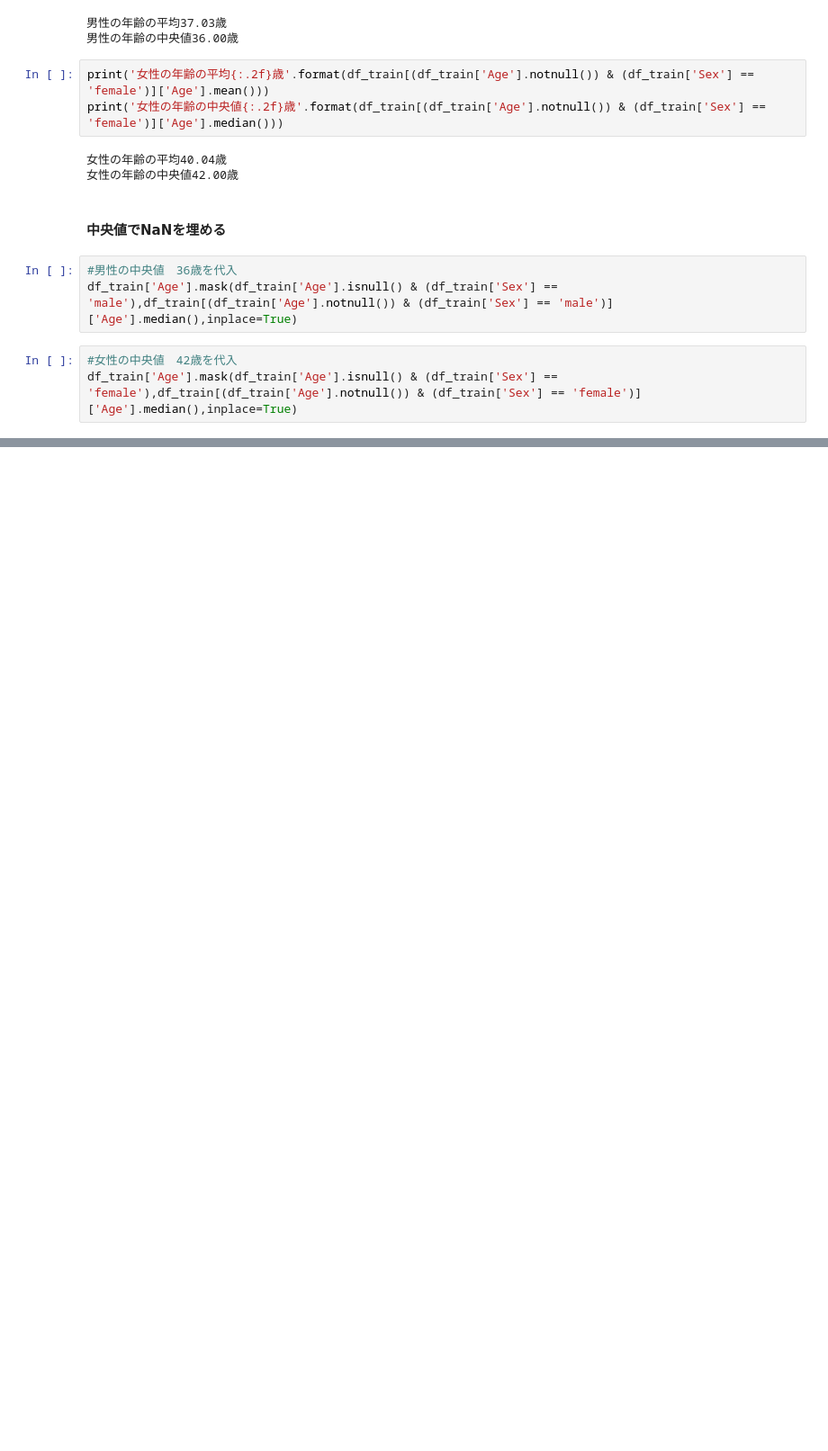
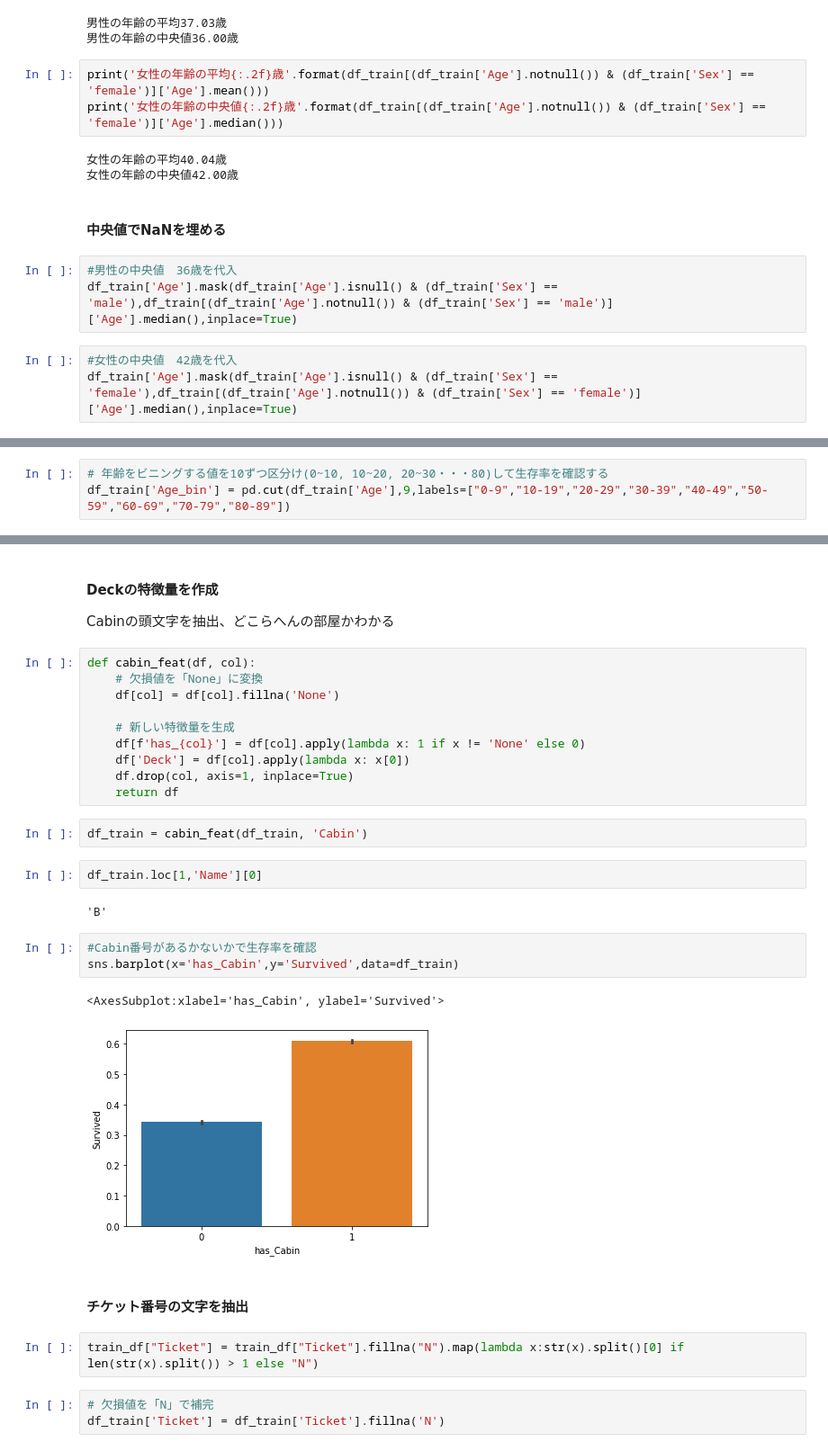
Before and after one commit to gonzou122/Tabular-Playground-Series---April-2021, a Jupyter notebook: code/EDA.ipynb, the cells around one changed output, grey strips where cells are left out. Shown at 90% size. Saved outputs shown, nothing was run; the diff lists cells and outputs as text; blank space fills up the shorter version.

```diff
--- a/code/EDA.ipynb
+++ b/code/EDA.ipynb
@@ -669,3 +697,6 @@ df_train['Age'].mask(df_train['Age'].isnull() & (df_train['Sex'] == 'female'),df
+# %%
+# 年齢をビニングする値を10ずつ区分け(0~10, 10~20, 20~30・・・80)して生存率を確認する
+df_train['Age_bin'] = pd.cut(df_train['Age'],9,labels=["0-9","10-19","20-29","30-39","40-49","50-59","60-69","70-79","80-89"])
 # %%
 df_train
 # %% [output]
@@ -684,0 +736,32 @@ df_train
+# %% [markdown]
+#### Deckの特徴量を作成
+Cabinの頭文字を抽出、どこらへんの部屋かわかる
+# %%
+def cabin_feat(df, col):
+    # 欠損値を「None」に変換
+    df[col] = df[col].fillna('None')
+
+    # 新しい特徴量を生成
+    df[f'has_{col}'] = df[col].apply(lambda x: 1 if x != 'None' else 0)
+    df['Deck'] = df[col].apply(lambda x: x[0])
+    df.drop(col, axis=1, inplace=True)
+    return df
+# %%
+df_train = cabin_feat(df_train, 'Cabin')
+# %%
+df_train.loc[1,'Name'][0]
+# %% [output]
+'B'
+# %%
+#Cabin番号があるかないかで生存率を確認
+sns.barplot(x='has_Cabin',y='Survived',data=df_train)
+# %% [output]
+<AxesSubplot:xlabel='has_Cabin', ylabel='Survived'>
+[figure, added]
+# %% [markdown]
+#### チケット番号の文字を抽出
+# %%
+train_df["Ticket"] = train_df["Ticket"].fillna("N").map(lambda x:str(x).split()[0] if len(str(x).split()) > 1 else "N")
+# %%
+# 欠損値を「N」で補完
+df_train['Ticket'] = df_train['Ticket'].fillna('N')
```
Also changed, not shown: parts of 32 cells of this notebook.
